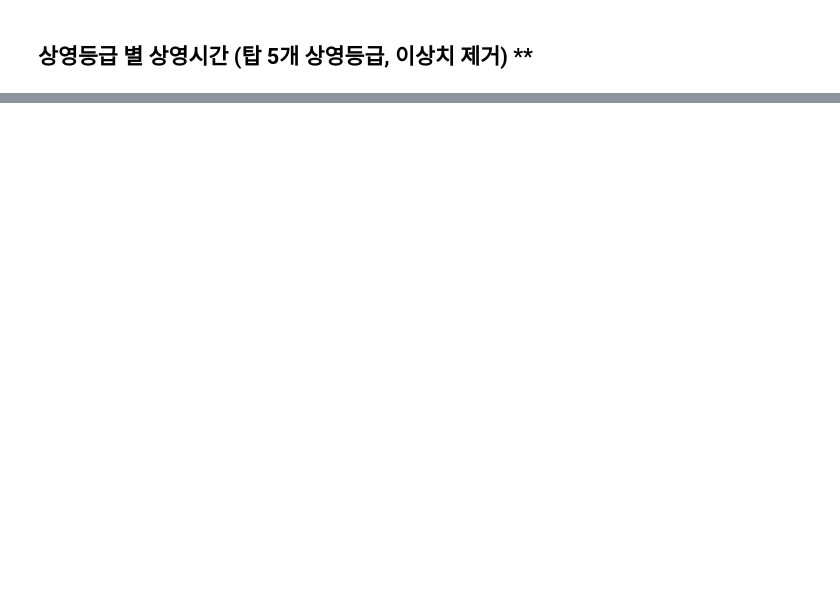
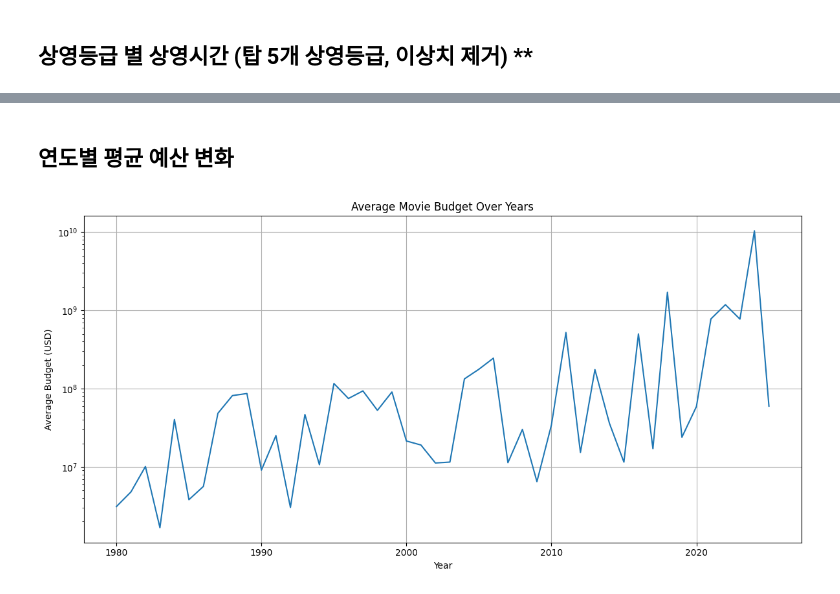
Before and after one commit to Encore-SKN-17/EDA_MINI_1TEAM, a Jupyter notebook: movie_EDA.ipynb, the cells around one changed output, grey strips where cells are left out. Cells and saved outputs as stored; diff of their text form; code cells hidden in the pictures; blank space fills up the shorter version.

```diff
--- a/movie_EDA.ipynb
+++ b/movie_EDA.ipynb
@@ -321,0 +296,74 @@ plt.show()
+# %% [markdown]
+## 연도별 평균 예산 변화
+# %%
+new_df = movie_df[(movie_df['budget'] > '0') & (movie_df['Duration_minute'].notnull())].copy()
+
+# 2025년 7월 기준 환율 적용
+rates = {
+    'CAD': 1 / 1.36,       # 캐나다 달러
+    'GBP': 1 / 0.741,      # 영국 파운드
+    'EUR': 1 / 0.855,      # 유로
+    'INR': 1 / 86.38,      # 인도 루피
+    'PLN': 1 / 3.94,       # 폴란드 즈워티
+    'MXN': 1 / 17.2,       # 멕시코 페소
+    'ITL': 1 / 1936.27,    # 이탈리아 리라
+    'FRF': 1 / 6.55957,    # 프랑스 프랑
+    'USD': 1.0             # 미국 달러
+}
+
+# 변환 함수 정의
+def convert_to_usd(budget_str):
+    if pd.isna(budget_str):
+        return np.nan
+    budget_str = str(budget_str)
+
+    # 통화기호와 숫자 추출
+    match = re.search(r'(CA\$|A\$|US\$|\$|£|€|₹|PLN|MX\$|ITL|FRF)?\s*([\d,]+)', budget_str)
+    if not match:
+        return np.nan
+
+    symbol, amount_str = match.groups()
+    amount = float(amount_str.replace(',', ''))
+
+    # 통화에 따라 USD로 환산
+    if symbol == 'CA$':
+        return amount * rates['CAD']
+    elif symbol == 'A$':
+        return amount * rates['CAD']
+    elif symbol in ('US$', '$', None):
+        return amount * rates['USD']
+    elif symbol == '£':
+        return amount * rates['GBP']
+    elif symbol == '€':
+        return amount * rates['EUR']
+    elif symbol == '₹':
+        return amount * rates['INR']
+    elif symbol == 'PLN':
+        return amount * rates['PLN']
+    elif symbol == 'MX$':
+        return amount * rates['MXN']
+    elif symbol == 'ITL':
+        return amount * (1 / 1936.27) * rates['EUR']
+    elif symbol == 'FRF':
+        return amount * (1 / 6.55957) * rates['EUR']
+    else:
+        return np.nan
+
+# 예산을 전부 USD로 변환하여 budget 컬럼으로 대체
+new_df['budget'] = new_df['budget'].apply(convert_to_usd).round().astype('Int64')
+
+# 연도로 그룹핑
+avg_budget_by_year = new_df.groupby('Year')['budget'].mean().reset_index()
+
+# Plot
+plt.figure(figsize=(12, 6))
+sns.lineplot(data=avg_budget_by_year, x='Year', y='budget')
+plt.yscale('log')  # Optional: Log scale helps if there's large variance
+plt.title('Average Movie Budget Over Years')
+plt.xlabel('Year')
+plt.ylabel('Average Budget (USD)')
+plt.grid(True)
+plt.tight_layout()
+plt.show()
+# %% [output]
+[figure, added]
```
Also changed, not shown: parts of 27 cells of this notebook, 1 other file.
